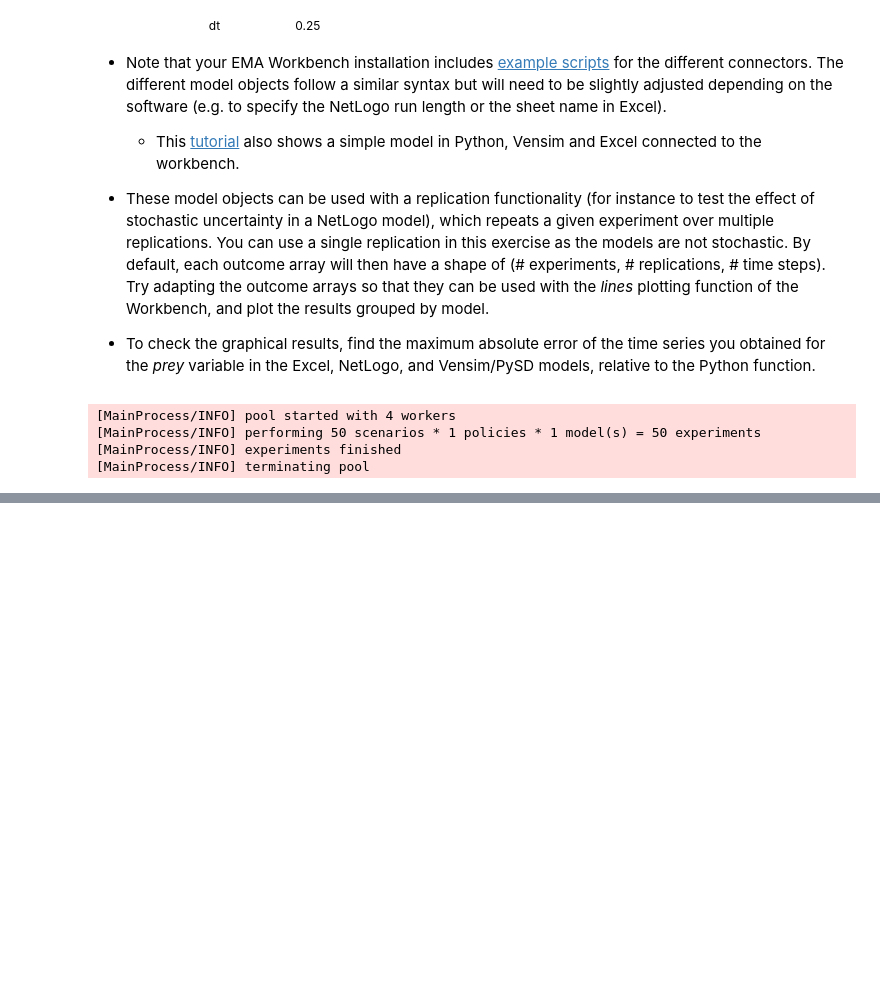
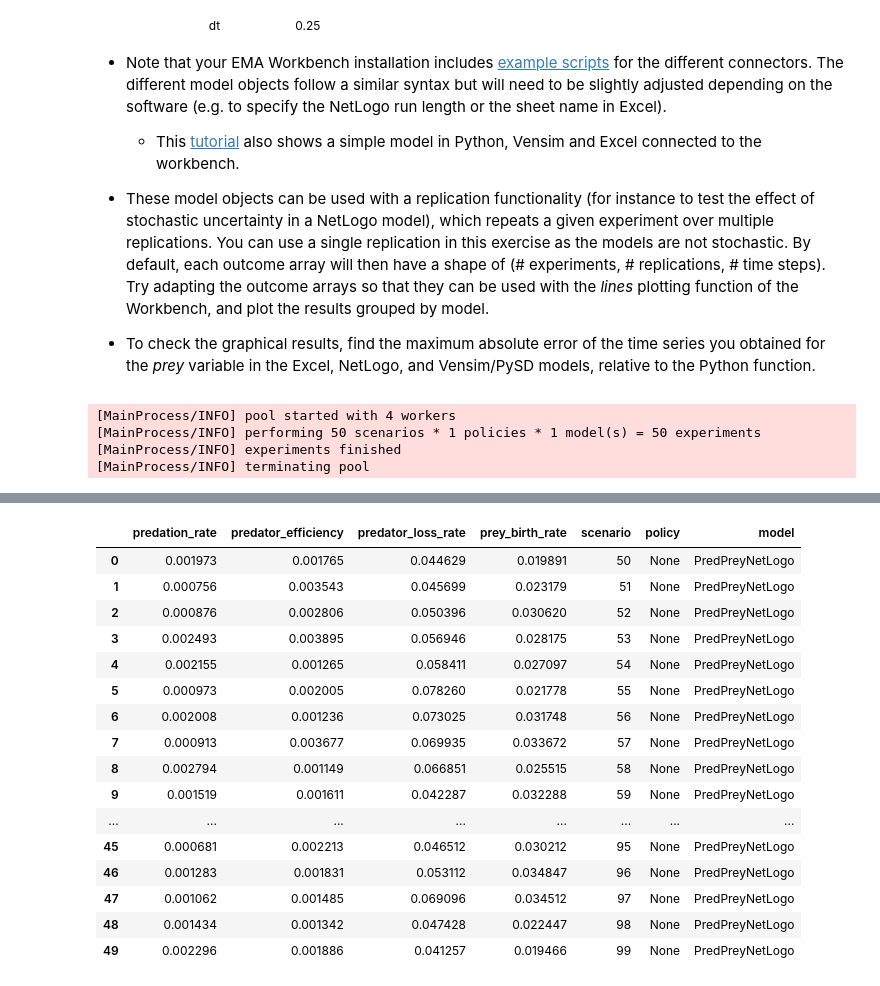
Before and after one commit to adaprecup/decision_making_assignments, a Jupyter notebook: week_01/prof_material/Week 1-2 - general intro to exploratory modelling/assignment 3 - multimodel_assignment.ipynb, the cells around one changed output, grey strips where cells are left out. Saved outputs shown, nothing was run; the diff lists cells and outputs as text; code cells hidden in the pictures; blank space fills up the shorter version.

```diff
--- a/week_01/prof_material/Week 1-2 - general intro to exploratory modelling/assignment 3 - multimodel_assignment.ipynb
+++ b/week_01/prof_material/Week 1-2 - general intro to exploratory modelling/assignment 3 - multimodel_assignment.ipynb
@@ -72,11 +72,14 @@ python_model.outcomes = model_outcomes
 # Instantiate NetLogo Model
 netlogo_model = NetLogoModel(name='PredPreyNetLogo', wd=r'./model', model_file='PredPrey.nlogo')
 
-netlogo_model.setup_commands = ['setup']
-netlogo_model.run_command = 'go'
+netlogo_model.run_length = 365
+netlogo_model.replications = 1
 
 netlogo_model.uncertainties = model_uncertainties
-netlogo_model.outcomes = model_outcomes
+netlogo_model.outcomes = [
+    TimeSeriesOutcome('predators'),
+    TimeSeriesOutcome('prey')
+]
 
 # Define model objects for the different implementations
 # %%
@@ -142,0 +137,20 @@ experiments
+# %%
+netlogo_experiments
+# %% [output]
+|  | predation_rate | predator_efficiency | predator_loss_rate | prey_birth_rate | scenario | policy | model |
+| 0 | 0.001973 | 0.001765 | 0.044629 | 0.019891 | 50 | None | PredPreyNetLogo |
+| 1 | 0.000756 | 0.003543 | 0.045699 | 0.023179 | 51 | None | PredPreyNetLogo |
+| 2 | 0.000876 | 0.002806 | 0.050396 | 0.030620 | 52 | None | PredPreyNetLogo |
+| 3 | 0.002493 | 0.003895 | 0.056946 | 0.028175 | 53 | None | PredPreyNetLogo |
+| 4 | 0.002155 | 0.001265 | 0.058411 | 0.027097 | 54 | None | PredPreyNetLogo |
+| 5 | 0.000973 | 0.002005 | 0.078260 | 0.021778 | 55 | None | PredPreyNetLogo |
+| 6 | 0.002008 | 0.001236 | 0.073025 | 0.031748 | 56 | None | PredPreyNetLogo |
+| 7 | 0.000913 | 0.003677 | 0.069935 | 0.033672 | 57 | None | PredPreyNetLogo |
+| 8 | 0.002794 | 0.001149 | 0.066851 | 0.025515 | 58 | None | PredPreyNetLogo |
+| 9 | 0.001519 | 0.001611 | 0.042287 | 0.032288 | 59 | None | PredPreyNetLogo |
+| ... | ... | ... | ... | ... | ... | ... | ... |
+| 45 | 0.000681 | 0.002213 | 0.046512 | 0.030212 | 95 | None | PredPreyNetLogo |
+| 46 | 0.001283 | 0.001831 | 0.053112 | 0.034847 | 96 | None | PredPreyNetLogo |
+| 47 | 0.001062 | 0.001485 | 0.069096 | 0.034512 | 97 | None | PredPreyNetLogo |
+| 48 | 0.001434 | 0.001342 | 0.047428 | 0.022447 | 98 | None | PredPreyNetLogo |
+| 49 | 0.002296 | 0.001886 | 0.041257 | 0.019466 | 99 | None | PredPreyNetLogo |
```
Also changed, not shown: parts of 10 cells of this notebook, 2 other files.
